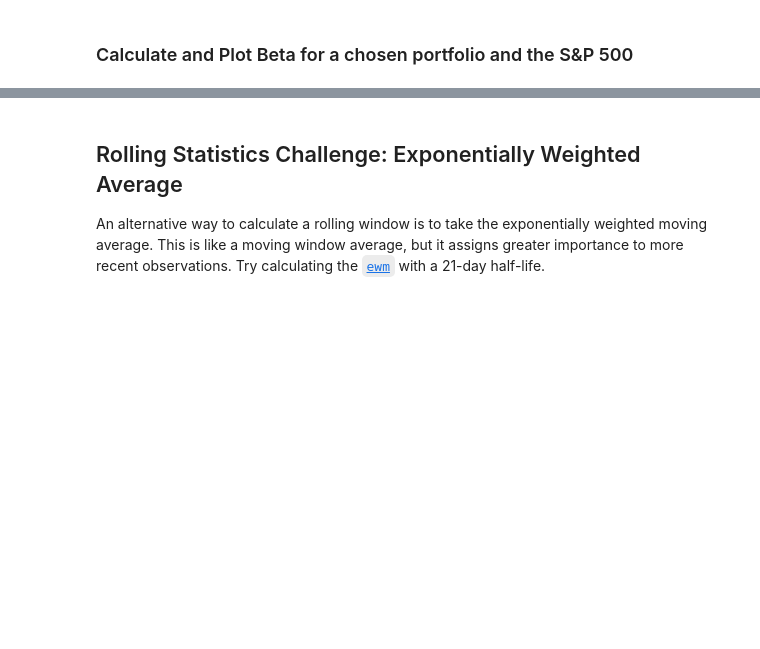
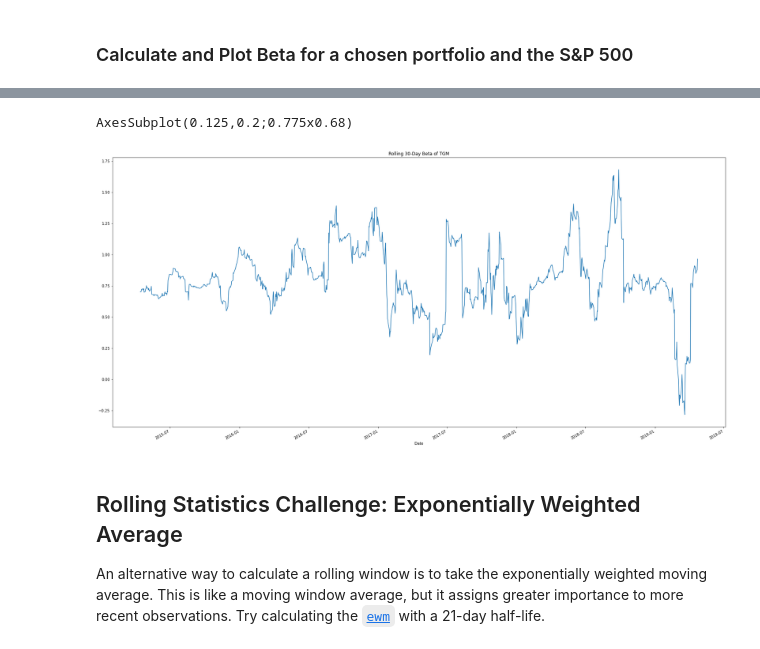
Before and after one commit to OrlandoFuller/A-Whale-Off-the-Portfolio, a Jupyter notebook: whale_analysis.ipynb, the cells around one changed output, grey strips where cells are left out. Cells and saved outputs as stored; diff of their text form; code cells hidden in the pictures; blank space fills up the shorter version.

```diff
--- a/whale_analysis.ipynb
+++ b/whale_analysis.ipynb
@@ -328,3 +345,10 @@ sns.heatmap(correlation, vmin = -1, vmax = 1)
+# %%
+# Calculate 30-day rolling beta of TGM and plot the data
+rolling_beta = rolling_covariance / rolling_variance
+print(rolling_beta.plot(figsize=(30, 15), title='Rolling 30-Day Beta of TGM'))
+# %% [output]
+AxesSubplot(0.125,0.2;0.775x0.68)
+[figure, added]
 # %% [markdown]
 ## Rolling Statistics Challenge: Exponentially Weighted Average
 
```
Also changed, not shown: parts of 3 cells of this notebook.
